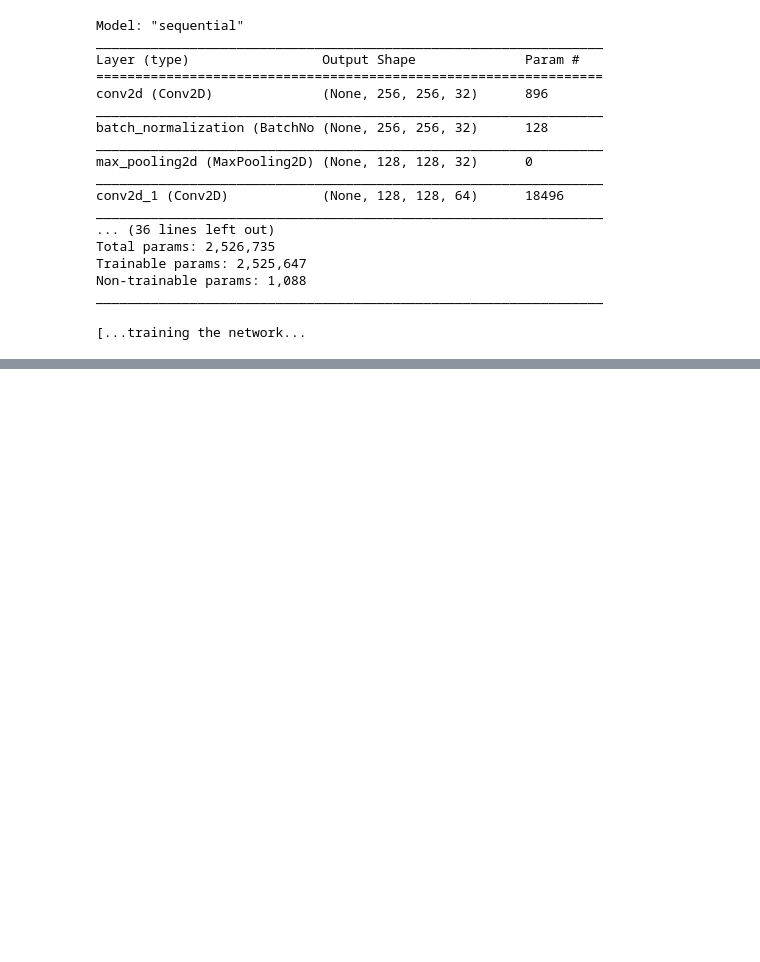
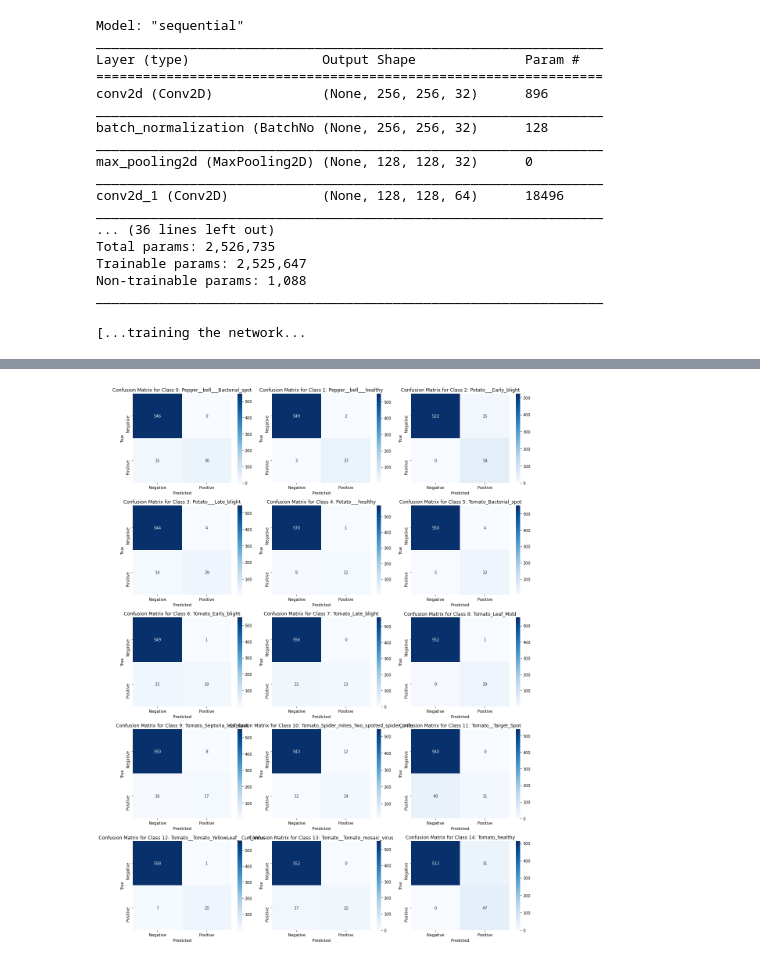
Before and after one commit to Cheruiyot890/PlantDiseasePredictor, a Jupyter notebook: Notebook.ipynb, the cells around one changed output, grey strips where cells are left out. Saved outputs shown, nothing was run; the diff lists cells and outputs as text; code cells hidden in the pictures; blank space fills up the shorter version.

```diff
--- a/Notebook.ipynb
+++ b/Notebook.ipynb
@@ -482,0 +513,6 @@ print(y_test.shape, predictions.shape)
+# %%
+target_names = ['Pepper__bell___Bacterial_spot', 'Pepper__bell___healthy', 'Potato___Early_blight', 'Potato___Late_blight', 'Potato___healthy', 'Tomato_Bacterial_spot', 'Tomato_Early_blight', 'Tomato_Late_blight', 'Tomato_Leaf_Mold', 'Tomato_Septoria_leaf_spot', 'Tomato_Spider_mites_Two_spotted_spider_mite', 'Tomato__Target_Spot', 'Tomato__Tomato_YellowLeaf__Curl_Virus', 'Tomato__Tomato_mosaic_virus', 'Tomato_healthy']
+
+print(classification_report(y_test,
+                           predictions,
+                           target_names = target_names))
@@ -482,0 +537,8 @@ print(y_test.shape, predictions.shape)
+# %%
+from sklearn.metrics import multilabel_confusion_matrix
+
+mcm = multilabel_confusion_matrix(y_test, predictions)
+for i in range(len(mcm)):
+    print(f"Confusion matrix for class {i}:")
+    print(mcm[i])
+    print()
@@ -482,0 +588,25 @@ print(y_test.shape, predictions.shape)
+# %%
+## confusion matrix for each set of class
+
+mcm = multilabel_confusion_matrix(y_test, predictions)
+labels = target_names  # Replace with your desired class labels
+
+num_classes = len(mcm)
+num_plots_per_row = 3
+num_rows = (num_classes + num_plots_per_row - 1) // num_plots_per_row
+
+fig, axes = plt.subplots(num_rows, num_plots_per_row, figsize=(15, 4*num_rows))
+
+for i, ax in enumerate(axes.flatten()):
+    if i < num_classes:
+        sns.heatmap(mcm[i], cmap='Blues', annot=True, fmt='d', xticklabels=['Negative', 'Positive'], yticklabels=['Negative', 'Positive'], ax=ax)
+        ax.set_xlabel('Predicted')
+        ax.set_ylabel('True')
+        ax.set_title(f'Confusion Matrix for Class {i}: {labels[i]}')
+    else:
+        ax.axis('off')
+
+plt.tight_layout()
+plt.show()
+# %% [output]
+[figure, added]
```
Also changed, not shown: parts of 27 cells of this notebook, 3 other files.
